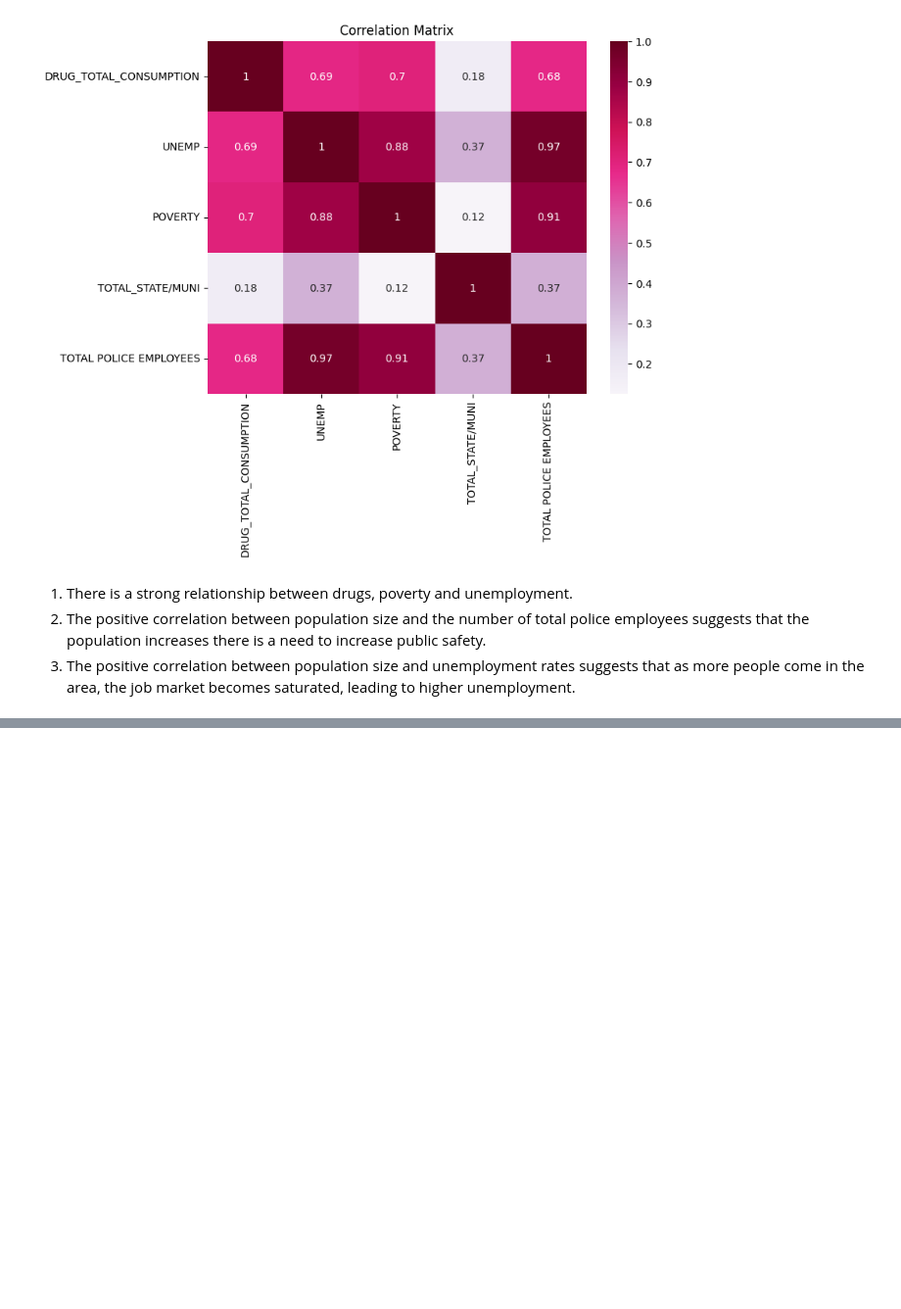
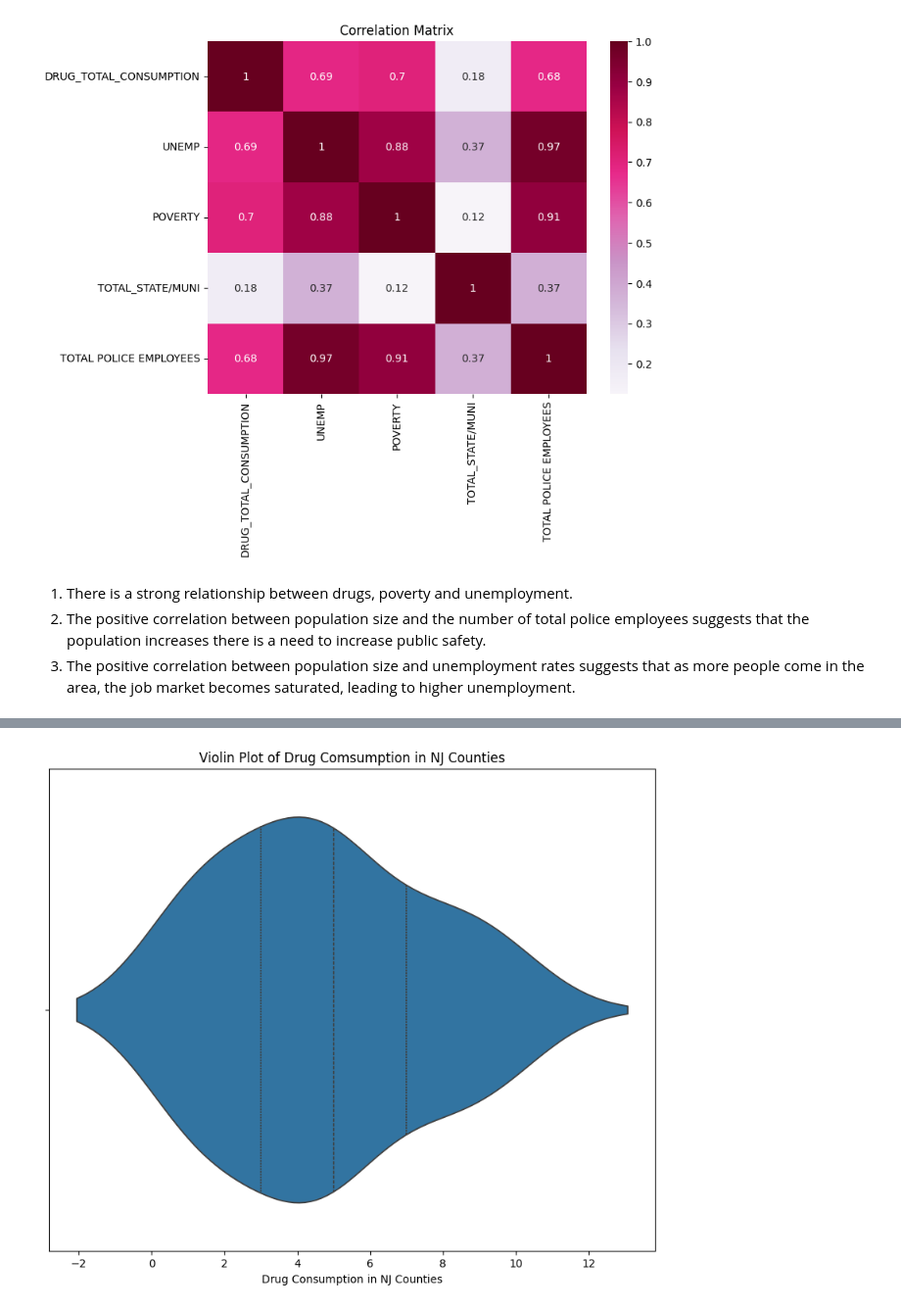
Before and after one commit to Amistad755/vis, a Jupyter notebook: surprise_file.ipynb, the cells around one changed output, grey strips where cells are left out. Shown at 98% size. Drawn from its saved outputs; the diff is of its cells as text; code cells hidden in the pictures; blank space fills up the shorter version.

```diff
--- a/surprise_file.ipynb
+++ b/surprise_file.ipynb
@@ -453,0 +465,8 @@ plt.show()
+# %%
+plt.figure(figsize=(10, 8))
+sns.violinplot(x=merge_df4['DRUG_TOTAL_CONSUMPTION'], inner='quartile')
+plt.xlabel('Drug Consumption in NJ Counties')
+plt.title('Violin Plot of Drug Comsumption in NJ Counties')
+plt.show()
+# %% [output]
+[figure, added]
```
Also changed, not shown: parts of 18 cells of this notebook.
